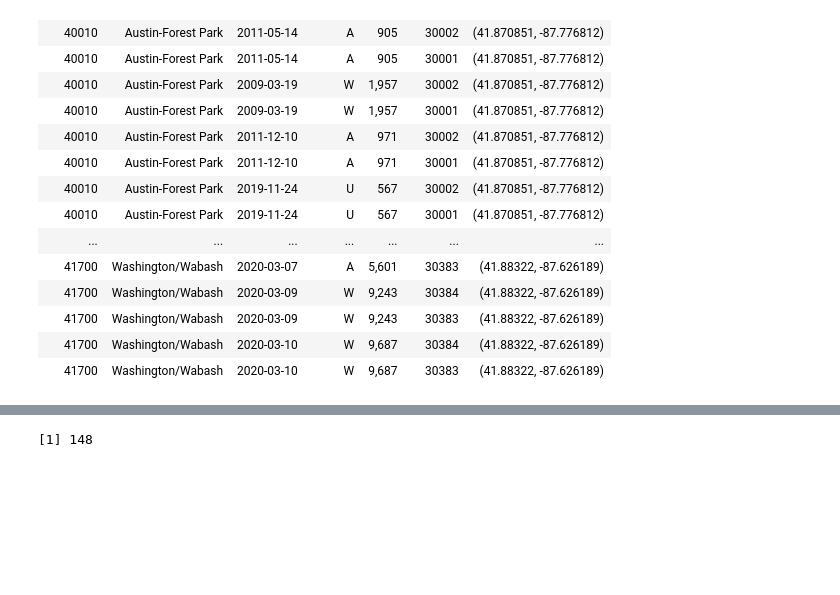
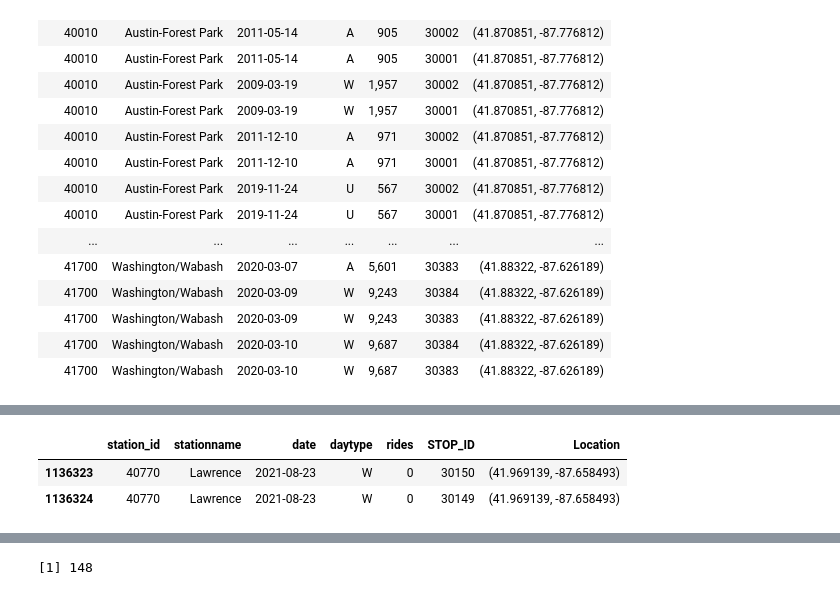
Before and after one commit to kaowayne8/CS424_Project2, a Jupyter notebook: DraftNotebook.ipynb, the cells around one changed output, grey strips where cells are left out. Drawn from its saved outputs; the diff is of its cells as text; code cells hidden in the pictures; blank space fills up the shorter version.

```diff
--- a/DraftNotebook.ipynb
+++ b/DraftNotebook.ipynb
@@ -165,0 +118,7 @@ ggplot(data=test1, aes(x=factor(test1$stationname), y=as.numeric(test1$rides)))
+# %%
+something <- subset(simple, simple$date == ymd("2021-08-23"))
+subset(something, something$stationname == "Lawrence")
+# %% [output]
+|  | station_id | stationname | date | daytype | rides | STOP_ID | Location |
+| 1136323 | 40770 | Lawrence | 2021-08-23 | W | 0 | 30150 | (41.969139, -87.658493) |
+| 1136324 | 40770 | Lawrence | 2021-08-23 | W | 0 | 30149 | (41.969139, -87.658493) |
```
Also changed, not shown: parts of 3 cells of this notebook, 1 other file.
